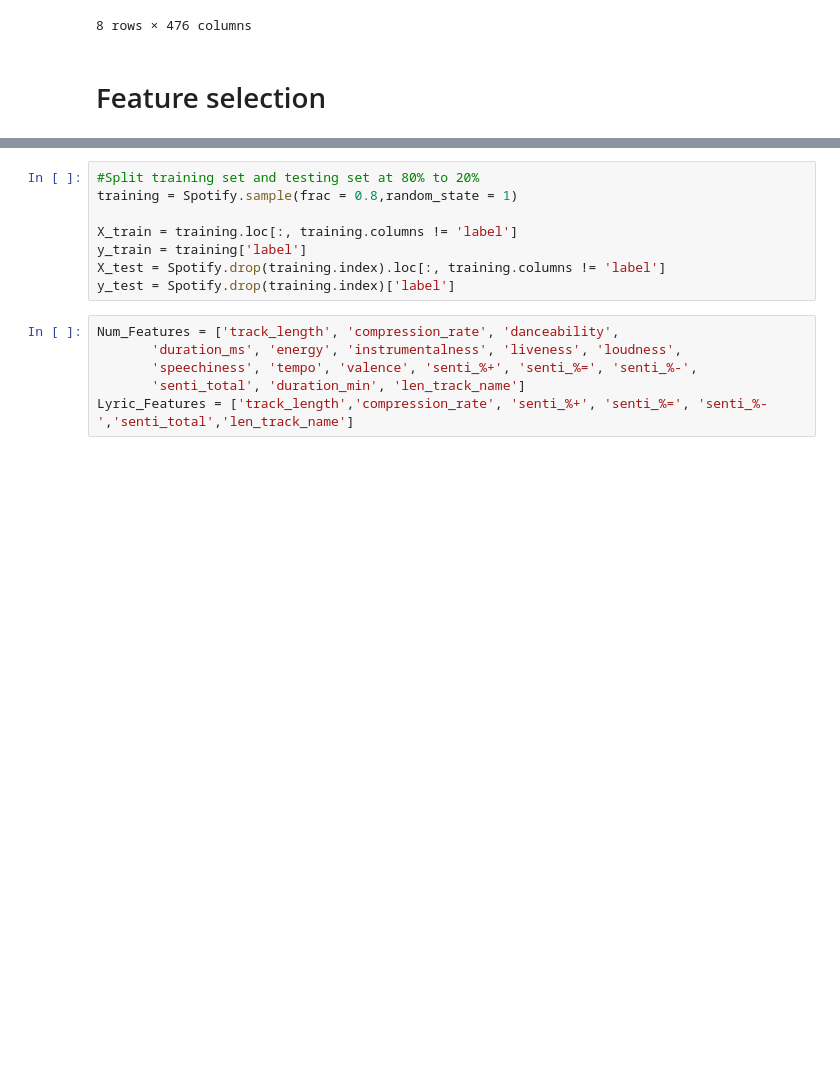
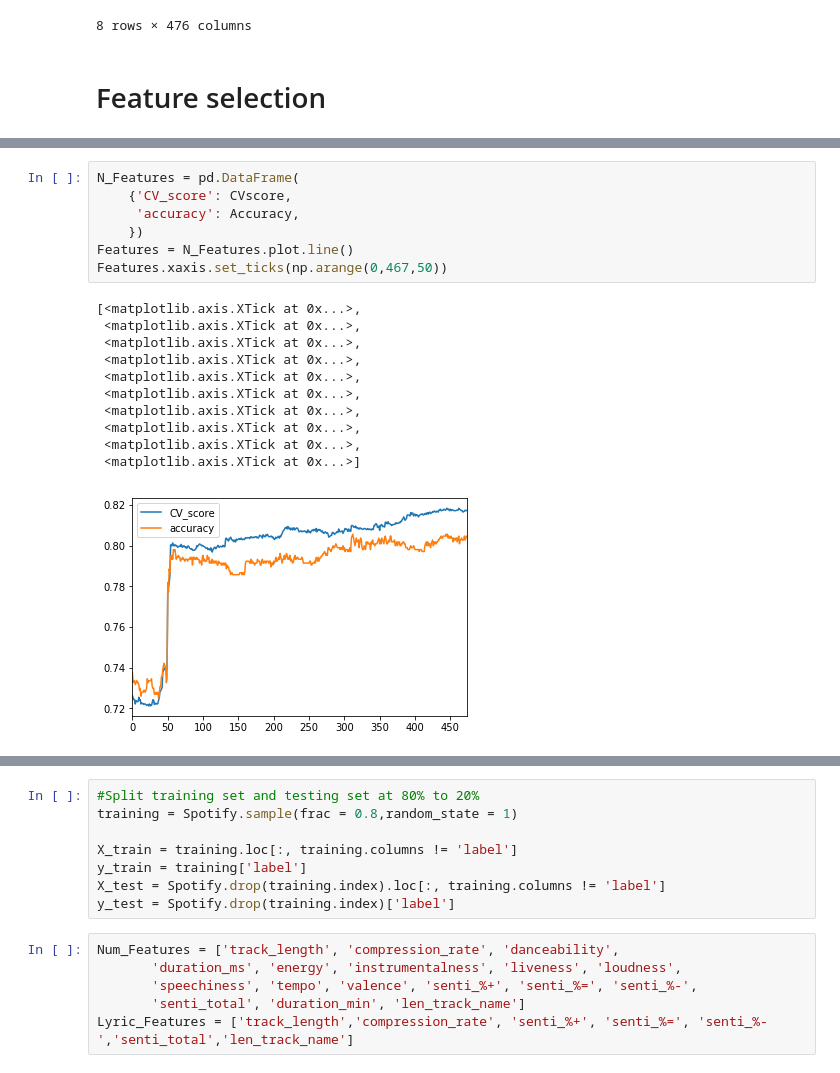
Before and after one commit to CCMM241/Machine_Learning_A3, a Jupyter notebook: Skeleton_code.ipynb, the cells around one changed output, grey strips where cells are left out. Saved outputs shown, nothing was run; the diff lists cells and outputs as text; blank space fills up the shorter version.

```diff
--- a/Skeleton_code.ipynb
+++ b/Skeleton_code.ipynb
@@ -44,0 +62,19 @@ Spotify.describe()
+# %%
+N_Features = pd.DataFrame(
+    {'CV_score': CVscore,
+     'accuracy': Accuracy,
+    })
+Features = N_Features.plot.line()
+Features.xaxis.set_ticks(np.arange(0,467,50))
+# %% [output]
+[<matplotlib.axis.XTick at 0x...>,
+ <matplotlib.axis.XTick at 0x...>,
+ <matplotlib.axis.XTick at 0x...>,
+ <matplotlib.axis.XTick at 0x...>,
+ <matplotlib.axis.XTick at 0x...>,
+ <matplotlib.axis.XTick at 0x...>,
+ <matplotlib.axis.XTick at 0x...>,
+ <matplotlib.axis.XTick at 0x...>,
+ <matplotlib.axis.XTick at 0x...>,
+ <matplotlib.axis.XTick at 0x...>]
+[figure, added]
```
Also changed, not shown: parts of 12 cells of this notebook.
